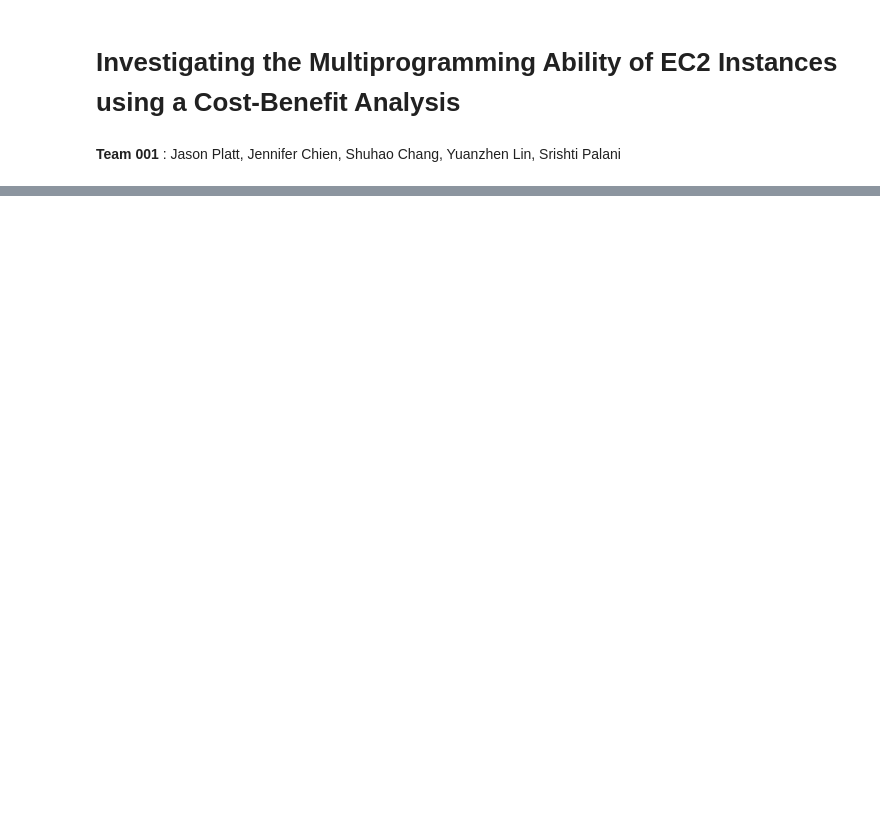
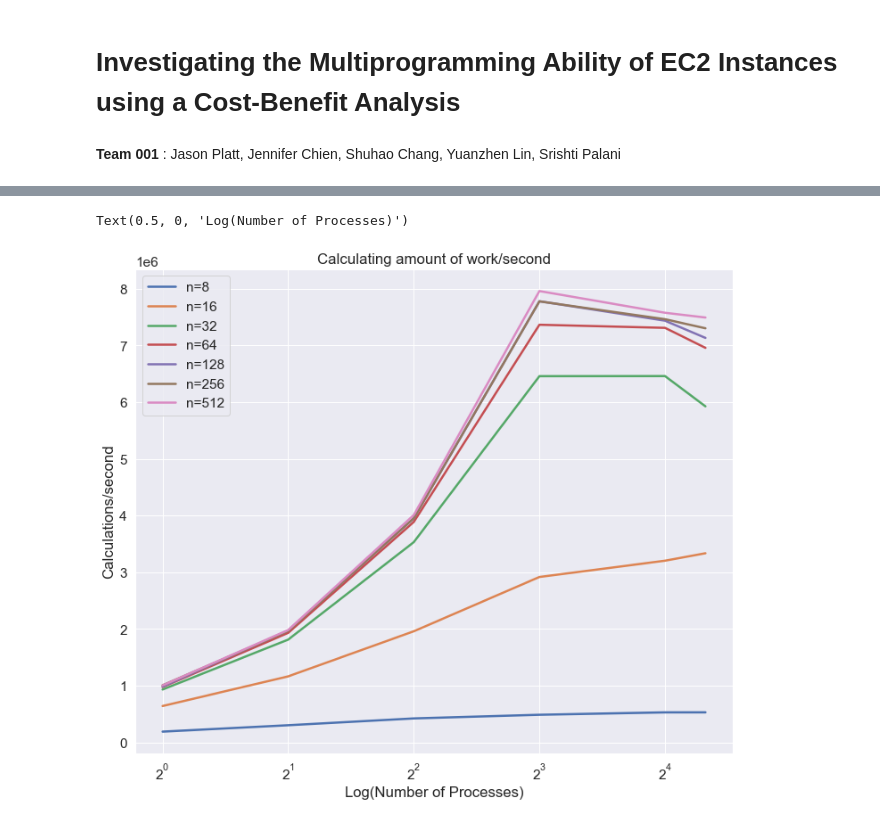
Before and after one commit to chiennifer/Public-DSC291, a Jupyter notebook: hw2/Team001_HW2.ipynb, the cells around one changed output, grey strips where cells are left out. Cells and saved outputs as stored; diff of their text form; code cells hidden in the pictures; blank space fills up the shorter version.

```diff
--- a/hw2/Team001_HW2.ipynb
+++ b/hw2/Team001_HW2.ipynb
@@ -136,0 +134,22 @@ m52xlarge.head(5)
+# %%
+'''
+Load and process data into dataframe format
+'''
+c52xlarge=pd.read_csv(os.getcwd()+'/Data/c52xlarge.csv')
+c5xlarge=pd.read_csv(os.getcwd()+'/Data/c5xlarge.csv')
+c5large=pd.read_csv(os.getcwd()+'/Data/c5large.csv')
+m54xlarge=pd.read_csv(os.getcwd()+'/Data/m54xlarge.csv')
+m52xlarge=pd.read_csv(os.getcwd()+'/Data/m52xlarge.csv')
+m5xlarge=pd.read_csv(os.getcwd()+'/Data/m5xlarge.csv')
+m5large=pd.read_csv(os.getcwd()+'/Data/m5large.csv')
+r54xlarge=pd.read_csv(os.getcwd()+'/Data/r54xlarge.csv')
+r52xlarge=pd.read_csv(os.getcwd()+'/Data/r52xlarge.csv')
+r5xlarge=pd.read_csv(os.getcwd()+'/Data/r5xlarge.csv')
+r5large=pd.read_csv(os.getcwd()+'/Data/r5large.csv')
+c5large_raw = np.load(os.getcwd()+'/Data/raw/raw_data_c5large.npz')
+c5xlarge_raw = np.load(os.getcwd()+'/Data/raw/raw_data_c5xlarge.npz')
+c52xlarge_raw = np.load(os.getcwd()+'/Data/raw/raw_data_c52xlarge.npz')
+r5large_raw = np.load(os.getcwd()+'/Data/raw/raw_data_r5large.npz')
+r5xlarge_raw = np.load(os.getcwd()+'/Data/raw/raw_data_r5xlarge.npz')
+r52xlarge_raw = np.load(os.getcwd()+'/Data/raw/raw_data_r52xlarge.npz')
+r54xlarge_raw = np.load(os.getcwd()+'/Data/raw/raw_data_r54xlarge.npz')
@@ -136,0 +215,20 @@ m52xlarge.head(5)
+# %%
+sns.set(font_scale=1.4)
+num_proc = np.array([1, 2, 4, 8, 16, 20])
+ax = (8**3/m54xlarge[m54xlarge.size_arr == 8].set_index('num_proc')['time_avg']*num_proc).plot(figsize=(12, 10), linewidth=2.5, label="n=8")
+(16**3/m54xlarge[m54xlarge.size_arr == 16].set_index('num_proc')['time_avg']*num_proc).plot(figsize=(12, 10), linewidth=2.5, label="n=16")
+ax = (32**3/m54xlarge[m54xlarge.size_arr == 32].set_index('num_proc')['time_avg']*num_proc).plot(figsize=(12, 10), linewidth=2.5, label="n=32")
+(64**3/m54xlarge[m54xlarge.size_arr == 64].set_index('num_proc')['time_avg']*num_proc).plot(figsize=(12, 10), linewidth=2.5, label="n=64")
+(128**3/m54xlarge[m54xlarge.size_arr == 128].set_index('num_proc')['time_avg']*num_proc).plot(figsize=(12, 10), linewidth=2.5, label="n=128")
+(256**3/m54xlarge[m54xlarge.size_arr == 256].set_index('num_proc')['time_avg']*num_proc).plot(figsize=(12, 10), linewidth=2.5, label="n=256")
+(512**3/m54xlarge[m54xlarge.size_arr == 512].set_index('num_proc')['time_avg']*num_proc).plot(figsize=(12, 10), linewidth=2.5, label="n=512")
+
+ax.legend()
+plt.title("Calculating amount of work/second")
+plt.xscale('log',basex=2)
+# plt.yscale('log',basey=2)
+ax.set_ylabel("Calculations/second")
+ax.set_xlabel("Log(Number of Processes)")
+# %% [output]
+Text(0.5, 0, 'Log(Number of Processes)')
+[figure, added]
```
Also changed, not shown: parts of 35 cells of this notebook.
